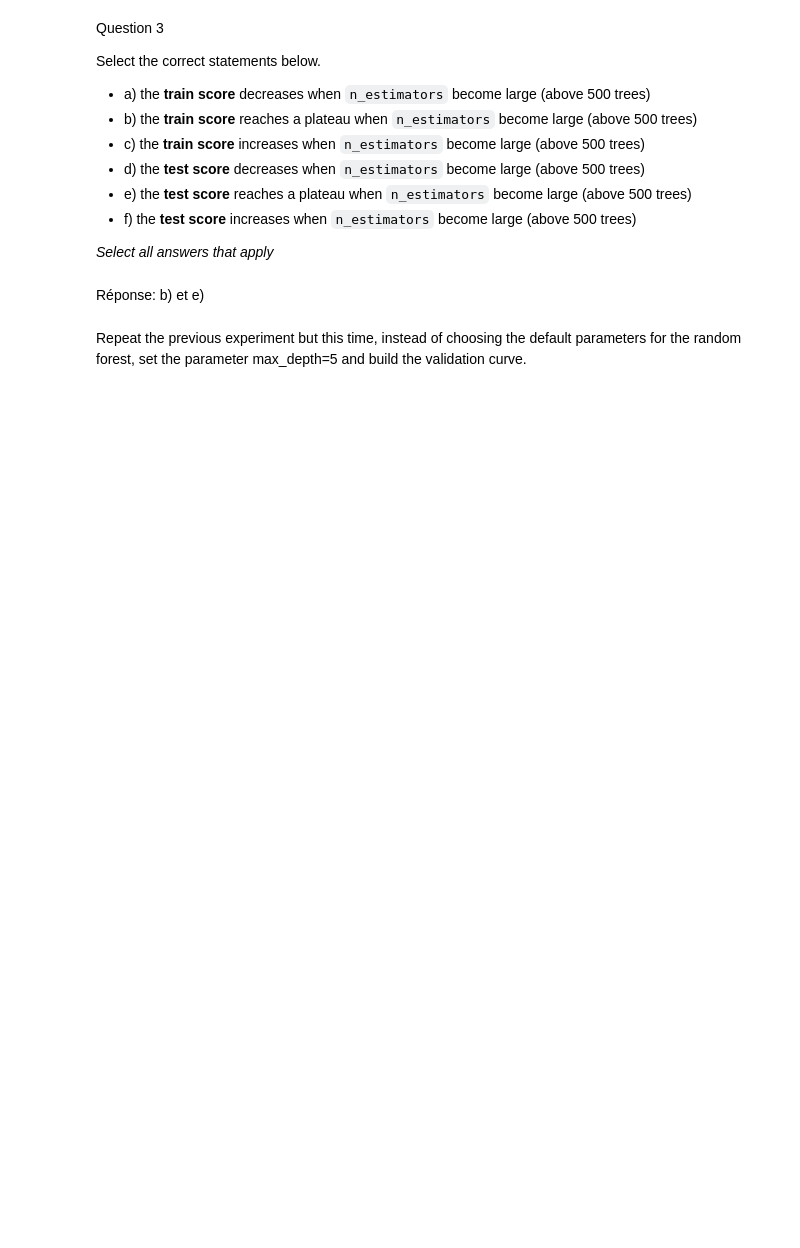
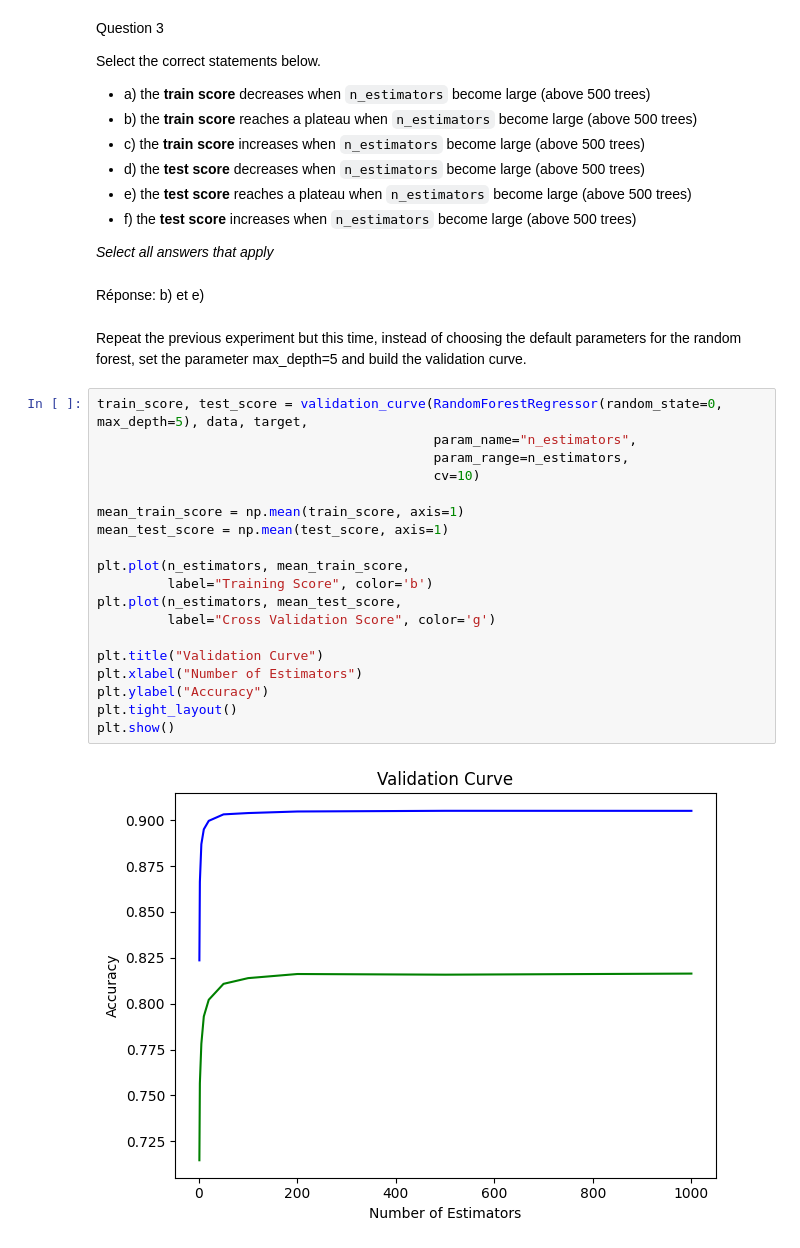
Before and after one commit to NathanFouere/scikit-learn-mooc, a Jupyter notebook: quizzes/Wrap_up_quiz_Ensemble_Method_to_Students.ipynb, the cells around one changed output. Drawn from its saved outputs; the diff is of its cells as text; blank space fills up the shorter version.

```diff
--- a/quizzes/Wrap_up_quiz_Ensemble_Method_to_Students.ipynb
+++ b/quizzes/Wrap_up_quiz_Ensemble_Method_to_Students.ipynb
@@ -398,3 +398,24 @@ _Select all answers that apply_
 Réponse: b) et e)
 # %% [markdown]
 Repeat the previous experiment but this time, instead of choosing the default parameters for the random forest, set the parameter max_depth=5 and build the validation curve.
+# %%
+train_score, test_score = validation_curve(RandomForestRegressor(random_state=0, max_depth=5), data, target,
+                                           param_name="n_estimators",
+                                           param_range=n_estimators,
+                                           cv=10)
+
+mean_train_score = np.mean(train_score, axis=1)
+mean_test_score = np.mean(test_score, axis=1)
+
+plt.plot(n_estimators, mean_train_score,
+         label="Training Score", color='b')
+plt.plot(n_estimators, mean_test_score,
+         label="Cross Validation Score", color='g')
+
+plt.title("Validation Curve")
+plt.xlabel("Number of Estimators")
+plt.ylabel("Accuracy")
+plt.tight_layout()
+plt.show()
+# %% [output]
+[figure, added]
```
Also changed, not shown: parts of 13 cells of this notebook.
